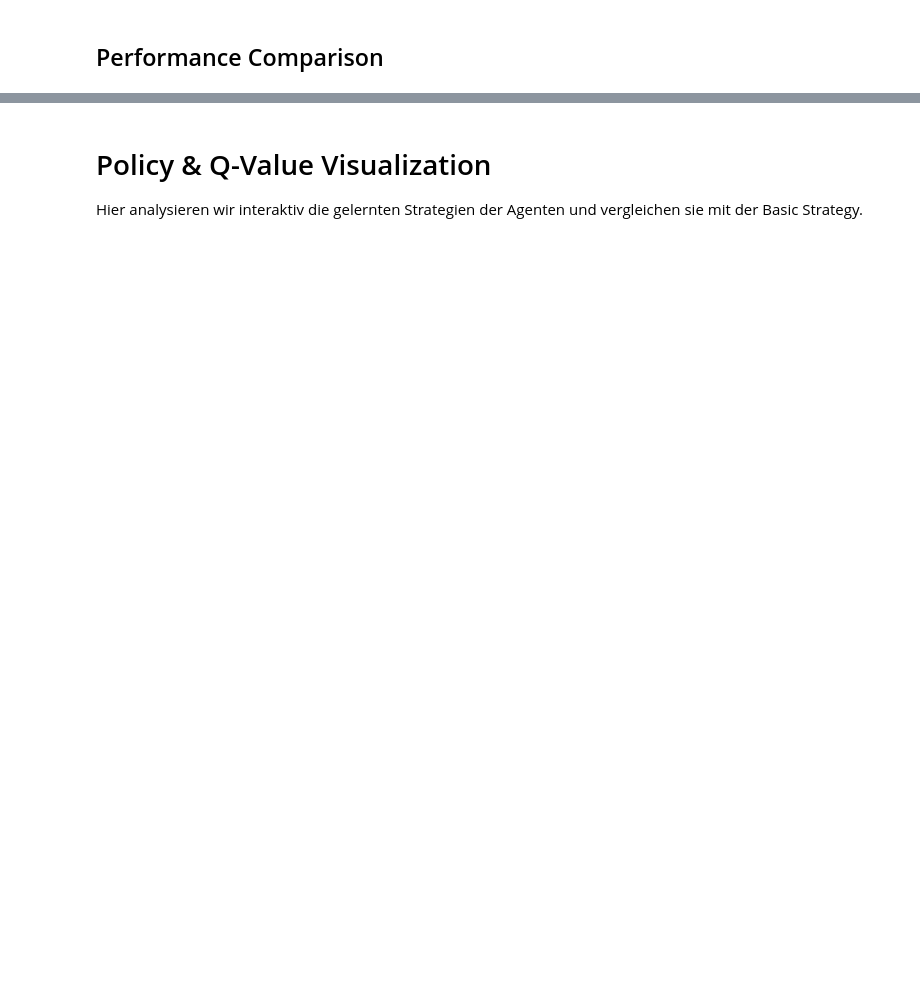
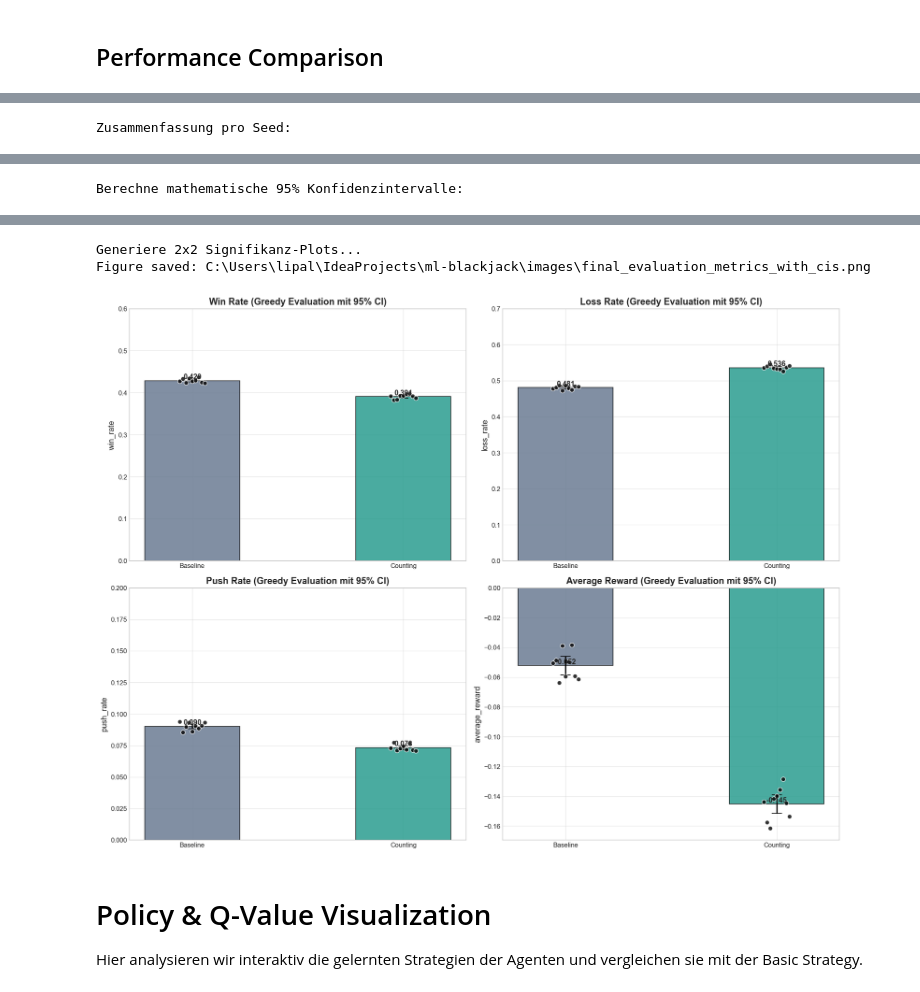
Before and after one commit to Tom-N-M/ml-blackjack, a Jupyter notebook: notebooks/01_experiment.ipynb, the cells around one changed output, grey strips where cells are left out. Cells and saved outputs as stored; diff of their text form; code cells hidden in the pictures; blank space fills up the shorter version.

Commit message:
Refactor evaluation workflow: added support for multiple evaluation seeds, renamed task identifiers, and improved result saving
Closes #12

```diff
--- a/notebooks/01_experiment.ipynb
+++ b/notebooks/01_experiment.ipynb
@@ -198,7 +198,11 @@ def artifact_options(agent_name: str, include_fresh: bool = False, include_memor
         options.append(("Aktueller Agent im Speicher", IN_MEMORY_ARTIFACT))
 
     candidates = []
-    candidates.extend(MODEL_DIR.glob(f"*{agent_name}*.pkl"))
+    final_model_suffix = f"_{agent_name}_agent.pkl"
+    candidates.extend(
+        path for path in MODEL_DIR.glob("*.pkl")
+        if path.name.endswith(final_model_suffix)
+    )
     candidates.extend((CHECKPOINT_DIR / agent_name).glob("*.pkl"))
     candidates = sorted(
         {path.resolve(): path for path in candidates}.values(),
@@ -563,15 +662,25 @@ if "greedy_eval_df" not in globals():
 from utils.evaluation import calculate_evaluation_cis, plot_evaluation_metrics_with_cis
 
 print("Zusammenfassung pro Seed:")
-display(greedy_eval_df[["source", "episodes", "win_rate", "loss_rate", "push_rate", "average_reward"]])
+display(greedy_eval_df[["agent_name", "train_seed", "eval_seed", "source", "episodes", "win_rate", "loss_rate", "push_rate", "average_reward"]])
 
 print("\nBerechne mathematische 95% Konfidenzintervalle:")
-display(calculate_evaluation_cis(greedy_eval_df))
+greedy_eval_ci_df = calculate_evaluation_cis(greedy_eval_df)
+display(greedy_eval_ci_df)
+if "EVALUATION_DIR" in globals():
+    greedy_eval_ci_df.to_csv(EVALUATION_DIR / "greedy_metrics_ci.csv", index_label="eval_run")
 
 print("\nGeneriere 2x2 Signifikanz-Plots...")
+greedy_eval_plot_df = greedy_eval_df.drop(
+    columns=["agent_name", "agent_type", "train_seed", "eval_seed"],
+    errors="ignore",
+)
+
 plot_evaluation_metrics_with_cis(
-    greedy_eval_df=greedy_eval_df,
+    greedy_eval_df=greedy_eval_plot_df,
     agent_styles=AGENT_STYLES,
-    split_agent_name_func=split_agent_name,
+    split_agent_name_func=lambda task_name: split_agent_name(split_eval_task_name(task_name)[0]),
     save_fig_func=save_fig
 )
+# %% [output]
+Zusammenfassung pro Seed:
@@ -577,0 +704 @@ plot_evaluation_metrics_with_cis(
+Berechne mathematische 95% Konfidenzintervalle:
@@ -578,3 +722,6 @@ plot_evaluation_metrics_with_cis(
+Generiere 2x2 Signifikanz-Plots...
+Figure saved: C:\Users\lipal\IdeaProjects\ml-blackjack\images\final_evaluation_metrics_with_cis.png
+[figure, added]
 # %% [markdown]
 # Policy & Q-Value Visualization
 Hier analysieren wir interaktiv die gelernten Strategien der Agenten und vergleichen sie mit der Basic Strategy.
```
Also changed, not shown: parts of 9 cells of this notebook.
